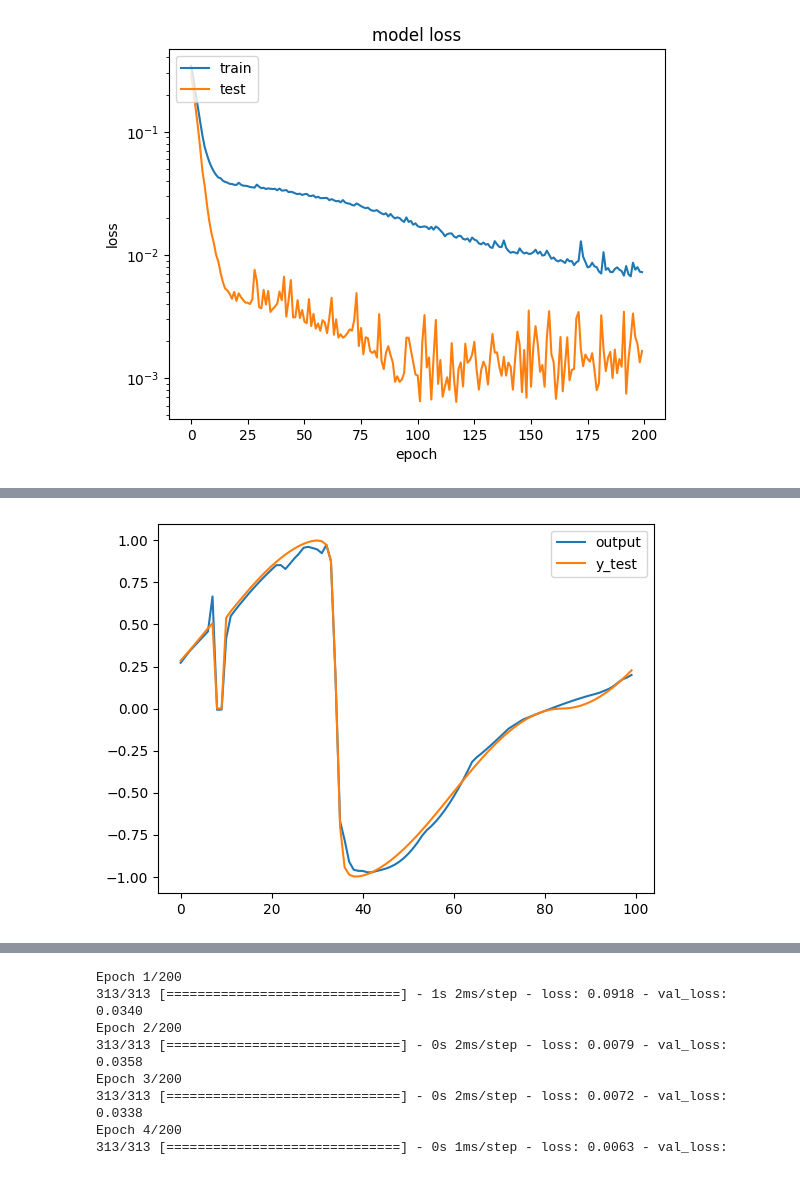
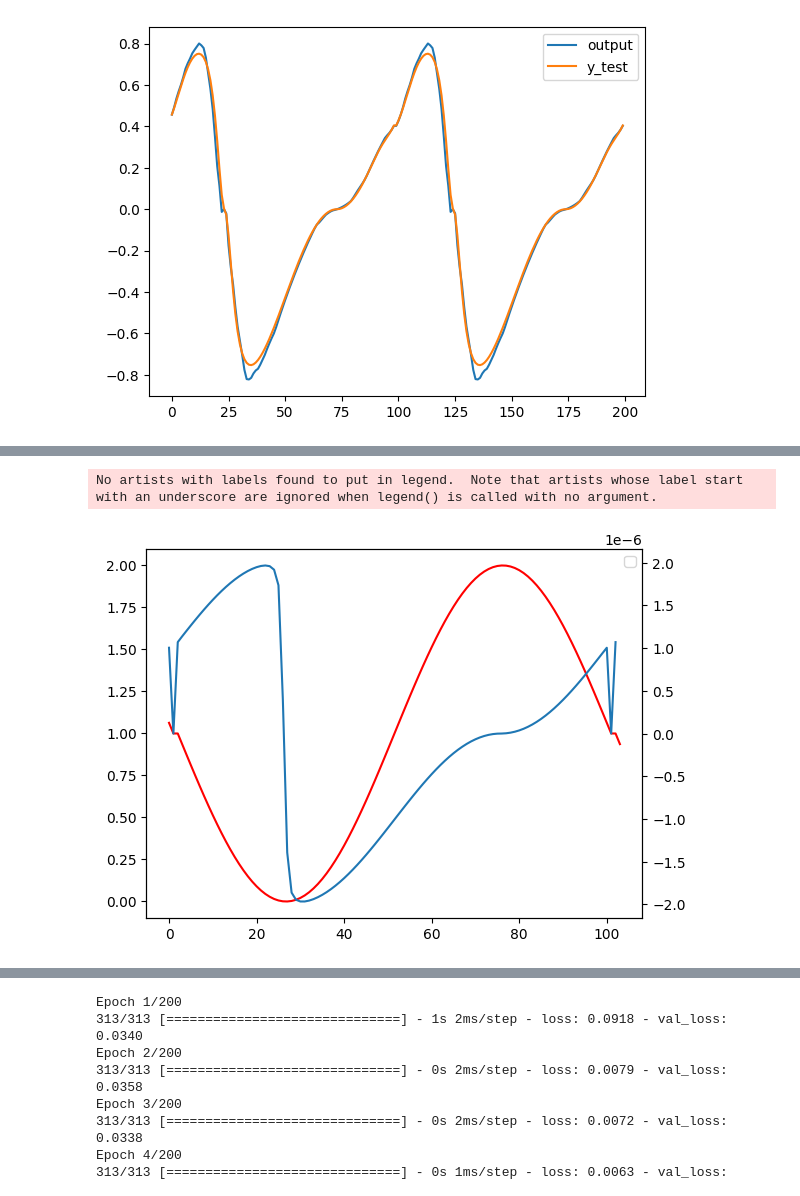
Before and after one commit to pawelmagnu/PyMPDATA, a Jupyter notebook: fluxes/second_attempt.ipynb, the cells around one changed output, grey strips where cells are left out. Drawn from its saved outputs; the diff is of its cells as text; code cells hidden in the pictures.

```diff
--- a/fluxes/second_attempt.ipynb
+++ b/fluxes/second_attempt.ipynb
@@ -32 +37,33 @@ with open('data_train.pkl', 'wb') as f:
+# %%
+import pickle
+with open('data_full.pkl', 'rb') as f:
+    data_full = pickle.load(f)
+# %%
+def split_into_stencils(data, stencil_length, max_advector, max_advectee, max_flux):
+    stencils = []
+    for i in range(len(data)):
+        advector, advectee, flux = data[i]
+        for j in range(0, len(data[i][1])-1):
+            advectee_stencil = advectee[j-1:j+1]
+            advector_stencil = advector[j-1:j+2]
+            flux_stencil = flux[j]
+            # print(f"{advectee_stencil.shape=}, {advector_stencil.shape=}, {flux_stencil.shape=}")
+            if np.isnan(advectee_stencil).any() or np.isnan(advector_stencil).any() or np.isnan(flux_stencil).any():
+                continue
+            try:
+                assert advectee_stencil.shape[0] == stencil_length -1
+                assert advector_stencil.shape[0] == stencil_length
+            except AssertionError:
+                # print(f"ERROR: advectee_stencil.shape[0]: {advectee_stencil.shape[0]}, advector_stencil.shape[0]: {advector_stencil.shape[0]}")
+                continue
+            advector_stencil = advector_stencil / max_advector
+            advector_stencil = advector_stencil.flatten()
+            advectee_stencil = advectee_stencil / max_advectee
+            advectee_stencil = advectee_stencil.flatten()
+            flux_stencil = flux_stencil / max_flux
+            flux_stencil = flux_stencil.flatten()
+
+            input_stencil = np.concatenate((advector_stencil, advectee_stencil), axis=0)
+            stencils.append((input_stencil, flux_stencil[0]))
+    return stencils
 # %%
@@ -70,2 +143,2 @@ def get_stencils(data, stencil_length):
 # %%
-train_stencils = get_stencils(data_train, 3)
+train_stencils, val_stencils = get_stencils(data_full, 3, 0, 10000, 19000, 20000)
@@ -72,2 +148,3 @@ train_stencils = get_stencils(data_train, 3)
 # %%
 df_train = pd.DataFrame(train_stencils, columns=['input', 'flux'])
+df_test = pd.DataFrame(val_stencils, columns=['input', 'flux'])
@@ -120,9 +165,3 @@ def visualize_output(model, val_data):
 # %%
-model = get_model(n_hidden_layers=2, n_neurons=10)
-df_test = df_train[-100:]
-df_train = df_train[:1500]
-model, history = train_model(model, df_train, df_test, epochs=200)
-visualize_training(history)
-visualize_output(model, df_test)
-model.save('model.h5')
+visualize_output(model, df_test[-200:])
 # %% [output]
@@ -146 +169 @@ Epoch 200/200
-[figure, old version]
+[figure, new version]
@@ -148 +170,17 @@ Epoch 200/200
-[figure, removed]
+# %%
+# plot the first advectee and correct flux on the same plot, but with different scales and axis
+fig, ax = plt.subplots()
+ax2 = ax.twinx()
+advectee = data_full[0][1]
+flux = data_full[0][2]
+ax.plot(advectee, color='r')
+ax2.plot(flux)
+plt.legend()
+plt.show()
+
+# plt.plot(advectee)
+# plt.plot(flux)
+# plt.show()
+# %% [output]
+No artists with labels found to put in legend.  Note that artists whose label start with an underscore are ignored when legend() is called with no argument.
+[figure, added]
```
Also changed, not shown: parts of 15 cells of this notebook.
